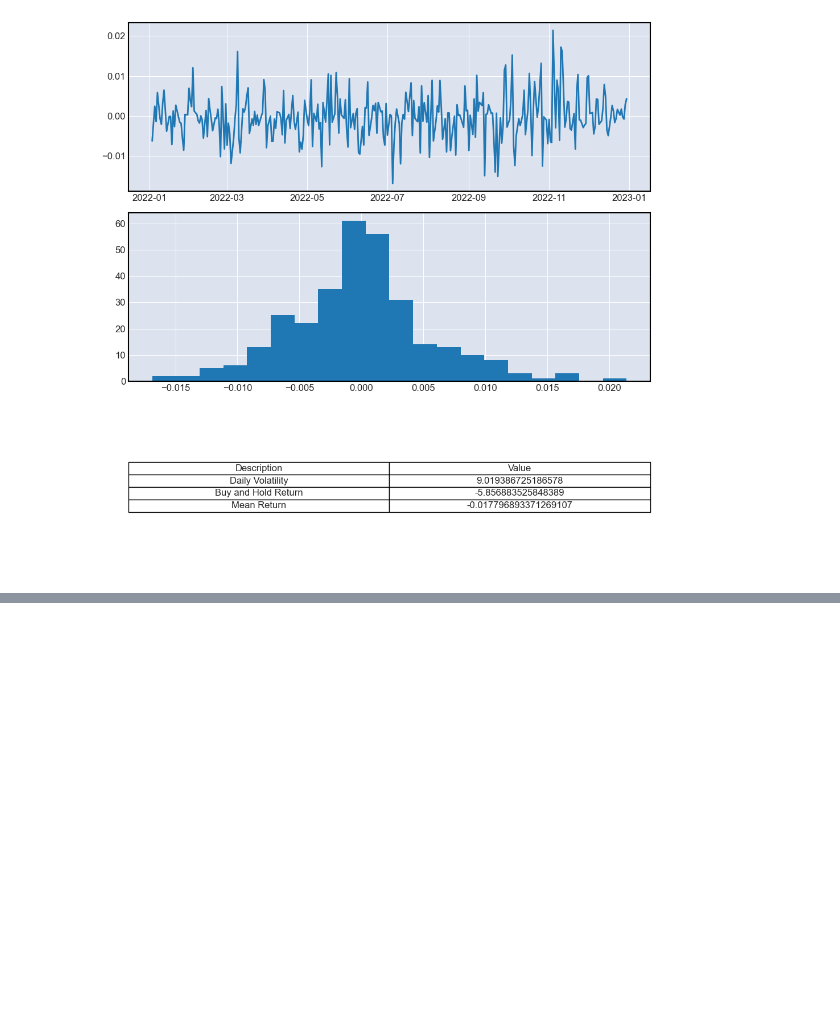
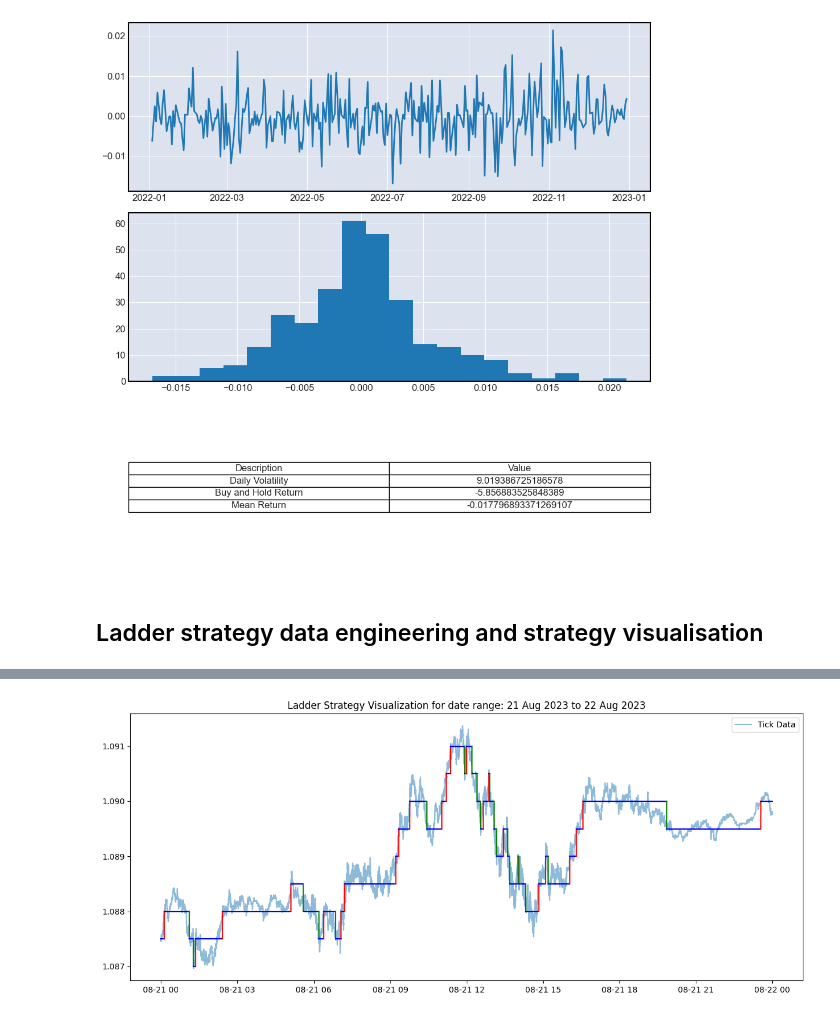
Before and after one commit to SamanvayMS/bp-Trading, a Jupyter notebook: Data_analysis.ipynb, the cells around one changed output, grey strips where cells are left out. Saved outputs shown, nothing was run; the diff lists cells and outputs as text; code cells hidden in the pictures; blank space fills up the shorter version.

Commit message:
added ladder strategy functions to the notebook

```diff
--- a/Data_analysis.ipynb
+++ b/Data_analysis.ipynb
@@ -108,3 +108,5 @@ data_analysis_for_bp('Data for Practicum 2/ticks_2022.pkl')
 [figure]
 [figure]
 [figure]
+# %% [markdown]
+## Ladder strategy data engineering and strategy visualisation
@@ -110,0 +152,28 @@ data_analysis_for_bp('Data for Practicum 2/ticks_2022.pkl')
+# %%
+def plot_colored_ladder(ladderized_data):
+    for i in range(1, len(ladderized_data)):
+        if ladderized_data[i] > ladderized_data[i-1]:
+            plt.plot(ladderized_data.index[i-1:i+1], ladderized_data.iloc[i-1:i+1], color='red')
+        elif ladderized_data[i] < ladderized_data[i-1]:
+            plt.plot(ladderized_data.index[i-1:i+1], ladderized_data.iloc[i-1:i+1], color='green')
+        else:
+            plt.plot(ladderized_data.index[i-1:i+1], ladderized_data.iloc[i-1:i+1], color='blue')  # Neutral color for no change
+# %%
+
+def plot_ladderized(start_date, end_date, grid_size=0.0005, ladderize_function=ladderize_open):
+    # Load the tick data
+    tick_data = dfb.get_tick_data(start_date,end_date)['EURUSD.mid']
+
+    ladderized_data = ladderize_function(tick_data, grid_size)
+
+    # Plot the results
+    plt.figure(figsize=(15,6))
+    plt.plot(tick_data, label='Tick Data',alpha=0.5)
+    plot_colored_ladder(ladderized_data)
+    # plt.plot(ladderized_data, label='Ladderized Data', linestyle='--')
+    plt.title('Ladder Strategy Visualization for date range: {} to {}'.format(start_date, end_date))
+    plt.legend()
+    plt.show()
+# %%
+plot_ladderized('21 Aug 2023','22 Aug 2023',grid_size=0.0005,ladderize_function=ladderize_absolute)
+# %% [output]
@@ -110,0 +185 @@ data_analysis_for_bp('Data for Practicum 2/ticks_2022.pkl')
+[figure, added]
```
Also changed, not shown: parts of 5 cells of this notebook, 1 other file.
